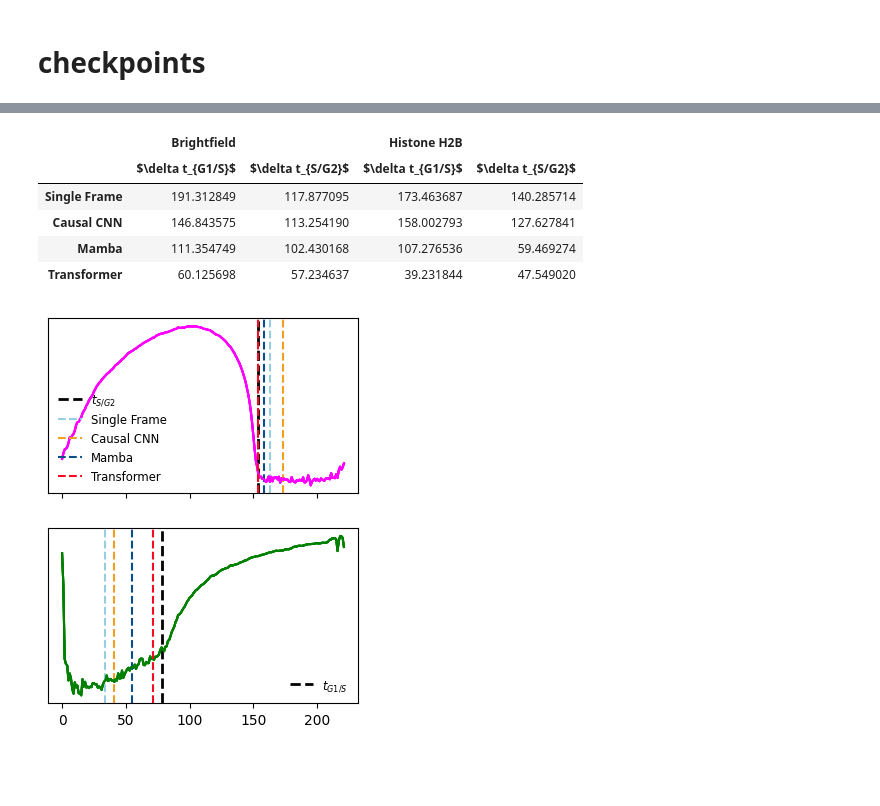
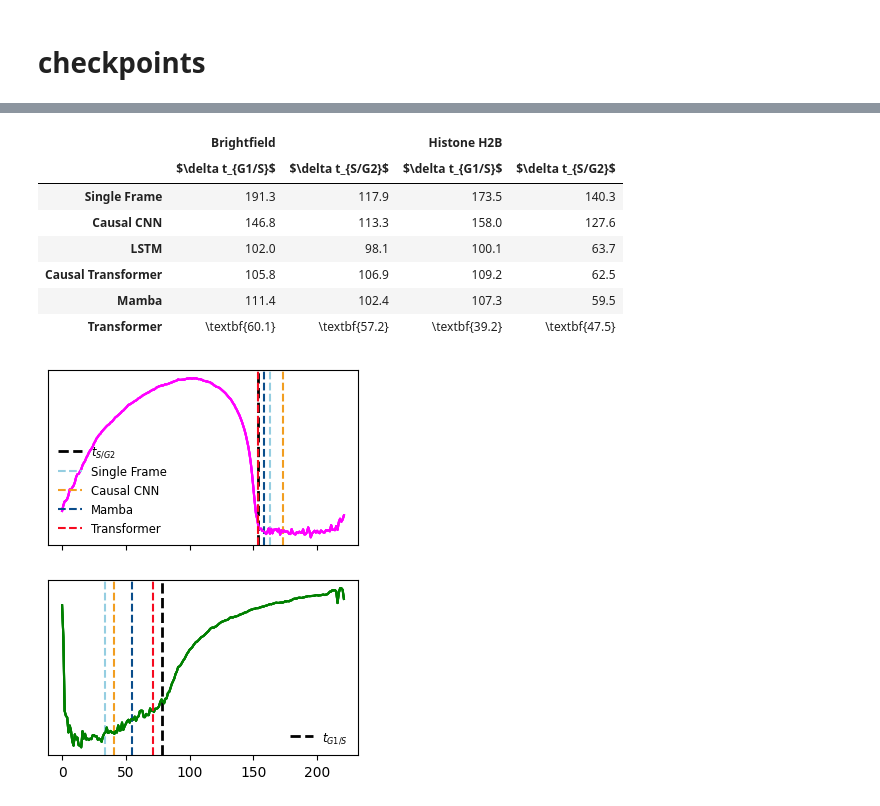
Before and after one commit to louisleger/cell-cycle, a Jupyter notebook: nb_result_analysis/tables_notebook-louis.ipynb, the cells around one changed output, grey strips where cells are left out. Saved outputs shown, nothing was run; the diff lists cells and outputs as text; code cells hidden in the pictures; blank space fills up the shorter version.

Commit message:
tables

```diff
--- a/nb_result_analysis/tables_notebook-louis.ipynb
+++ b/nb_result_analysis/tables_notebook-louis.ipynb
@@ -270,0 +338,7 @@ for mod in ['bf', 'h2b']:
+# %%
+sel_metrics = ['$L_{1, FUCCI_1}$', '$L_{1, FUCCI_2}$', '$R^2$' , '$DTW$', ]
+new_columns = pd.MultiIndex.from_product([list(super_columns.values()), sel_metrics])
+latex_df_sel = latex_df[new_columns]
+display(latex_df_sel)
+with open("table1_selected_short_plusminus_drug.tex", "w") as f:
+    f.write(latex_df_sel.to_latex(index=True, escape=False))
@@ -295,0 +393,33 @@ for head in good_heads:
+# %%
+threshold_green, threshold_red = 0.05, 0.05
+x_crossings_gt, idx_crossing_gt = find_crossing_points(taus, gt_tracks, tr_green=threshold_green, tr_red=threshold_red, smooth_window=None)
+
+rows = []
+for mod in ['bf', 'h2b']:
+    for head in good_heads:
+        _, idx = find_crossing_points(taus, data[mod][head], tr_green=threshold_green, tr_red=threshold_red, smooth_window=None)
+        rows.append([np.nanmean(np.abs(idx - idx_crossing_gt), axis=0), np.nanstd(np.abs(idx - idx_crossing_gt), axis=0)])
+
+rows_mean = [r[0].tolist() for r in rows]
+rows_std = [r[1].tolist() for r in rows]
+data_ = pd.concat([pd.DataFrame(rows_mean[:len(rows_mean)//2]), pd.DataFrame(rows_mean[len(rows_mean)//2:])], axis=1)
+data_.columns = pd.MultiIndex.from_product([list(super_columns.values()), ['$\Delta t_{G1/S}$', '$\Delta t_{S/G2}$']])
+data_.index = list(models.values())
+data_ = data_.map(lambda x: x*5)
+
+latex_df = data_.copy()
+import itertools
+std_values = pd.concat([pd.DataFrame(rows_std[:len(rows_mean)//2]), pd.DataFrame(rows_std[len(rows_mean)//2:])], axis=1)
+std_values.columns = pd.MultiIndex.from_product([list(super_columns.values()), ['$\Delta t_{G1/S}$', '$\Delta t_{S/G2}$']])
+std_values.index =   list(models.values())
+std_values = std_values.map(lambda x: x*5)
+
+for col in itertools.product(list(super_columns.values()), ['$\Delta t_{G1/S}$', '$\Delta t_{S/G2}$']):
+    min_value = data_[col].min()
+    std_val = std_values[col]
+    latex_df[col] = data_[col].apply(lambda x: f"\\textbf{{{x:.1f}}}" if x == min_value else f"{x:.1f}")
+    latex_df[col] += std_val.apply(lambda s: f" \\textbf{{± {s:.1f}}}" if s == std_val.min() else f" ± {s:.1f}")
+
+display(latex_df)
+with open("checkpoints_table_fullhead_plusminus.tex", "w") as f:
+    f.write(latex_df.to_latex(index=True, escape=False))
@@ -296,37 +435,39 @@ for head in good_heads:
 # %%
 
 threshold_green, threshold_red = 0.05, 0.05
 x_crossings_gt, idx_crossing_gt = find_crossing_points(taus, gt_tracks, tr_green=threshold_green,tr_red=threshold_red, smooth_window=None)
 
 rows = []
 for mod in ['bf', 'h2b']:
     for head in good_heads:
         _, idx = find_crossing_points(taus, data[mod][head], tr_green=threshold_green,tr_red=threshold_red, smooth_window=None)
         rows.append(np.nanmean(np.abs(idx - idx_crossing_gt), axis=0).tolist())
 
 data_ = pd.concat([pd.DataFrame(rows[:len(rows)//2]), pd.DataFrame(rows[len(rows)//2:])], axis=1)
 data_.columns = pd.MultiIndex.from_product([list(super_columns.values()), ['$\delta t_{G1/S}$', '$\delta t_{S/G2}$']])
 data_.index =list( models.values() )
 data_ = data_.map(lambda x: x*5)
-display(data_)
 
 latex_df = data_.copy()
 import itertools
 for col in itertools.product(list(super_columns.values()), ['$\delta t_{G1/S}$', '$\delta t_{S/G2}$']):
     min_value = data_[col].min()
     latex_df[col] = data_[col].apply(
-        lambda x: f"\\textbf{{{x:.2f}}}" if x == min_value else f"{x:.2f}"
+        lambda x: f"\\textbf{{{x:.1f}}}" if x == min_value else f"{x:.1f}"
     )
+display(latex_df)
 latex_df.to_latex(index=True, escape=False)
 # Save the LaTeX table to a file
 with open("table2.tex", "w") as f:
     f.write(latex_df.to_latex(index=True, escape=False))
 # %% [output]
 |  | Brightfield |  | Histone H2B |  |
 |  | $\delta t_{G1/S}$ | $\delta t_{S/G2}$ | $\delta t_{G1/S}$ | $\delta t_{S/G2}$ |
-| Single Frame | 191.312849 | 117.877095 | 173.463687 | 140.285714 |
-| Causal CNN | 146.843575 | 113.254190 | 158.002793 | 127.627841 |
-| Mamba | 111.354749 | 102.430168 | 107.276536 | 59.469274 |
-| Transformer | 60.125698 | 57.234637 | 39.231844 | 47.549020 |
+| Single Frame | 191.3 | 117.9 | 173.5 | 140.3 |
+| Causal CNN | 146.8 | 113.3 | 158.0 | 127.6 |
+| LSTM | 102.0 | 98.1 | 100.1 | 63.7 |
+| Causal Transformer | 105.8 | 106.9 | 109.2 | 62.5 |
+| Mamba | 111.4 | 102.4 | 107.3 | 59.5 |
+| Transformer | \textbf{60.1} | \textbf{57.2} | \textbf{39.2} | \textbf{47.5} |
 # %%
 
```
Also changed, not shown: parts of 26 cells of this notebook, 4 other files.
